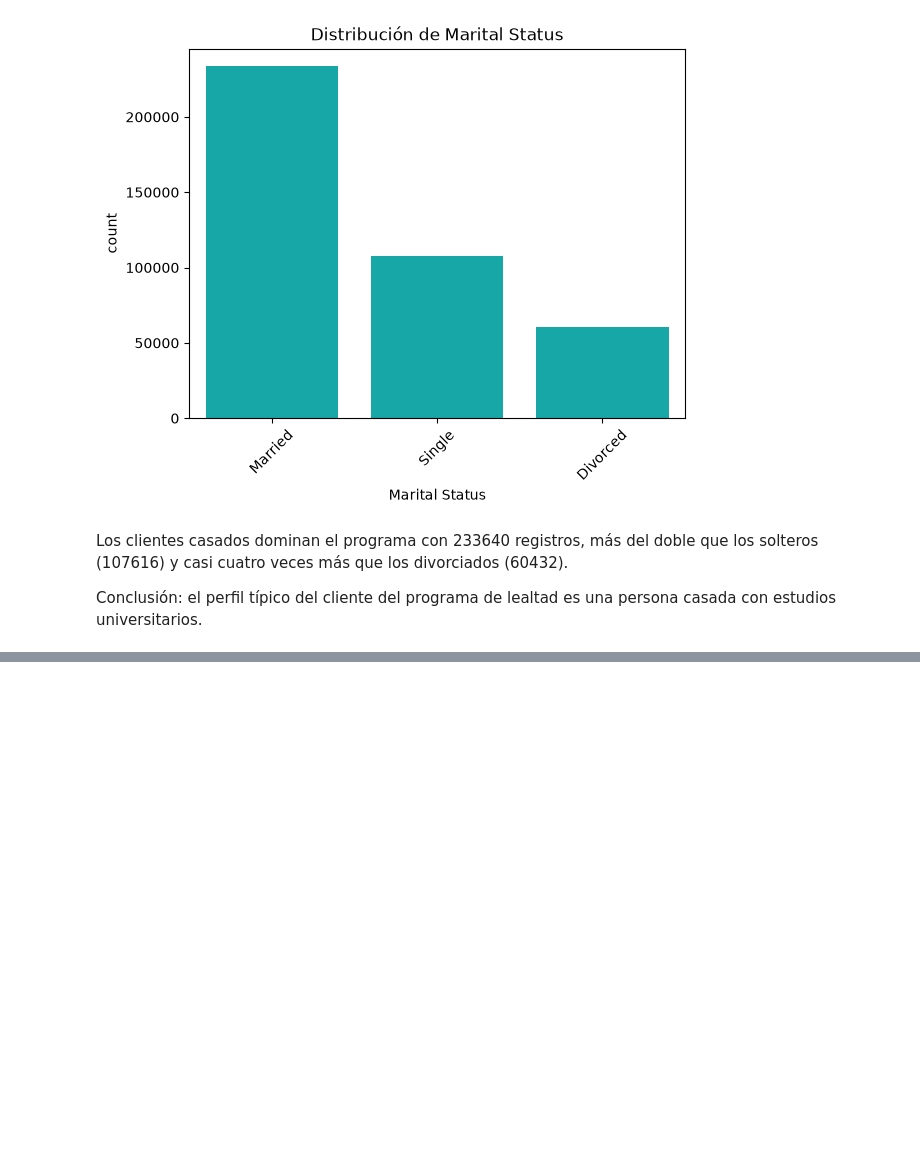
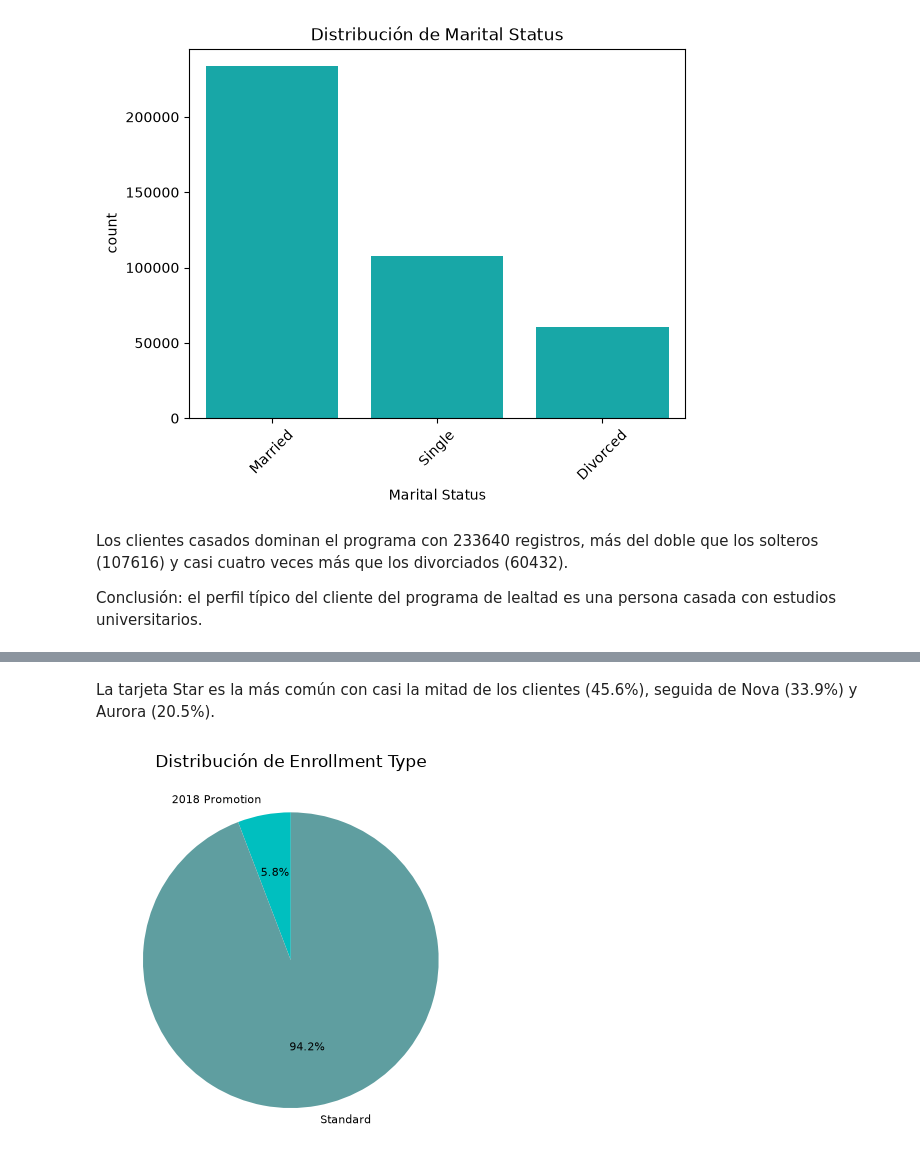
Before and after one commit to Adalab/bda-modulo-3-evaluacion-final-CristiSL, a Jupyter notebook: evaluacion-final.ipynb, the cells around one changed output, grey strips where cells are left out. Cells and saved outputs as stored; diff of their text form; code cells hidden in the pictures; blank space fills up the shorter version.

```diff
--- a/evaluacion-final.ipynb
+++ b/evaluacion-final.ipynb
@@ -485,0 +516,11 @@ Conclusión: el perfil típico del cliente del programa de lealtad es una person
+# %% [markdown]
+La tarjeta Star es la más común con casi la mitad de los clientes (45.6%), seguida de Nova (33.9%) y Aurora (20.5%).
+# %%
+df_enrollment = df_total.groupby("Enrollment Type")["Loyalty Number"].count().reset_index()
+
+colores = ["c", "cadetblue"]
+plt.pie("Loyalty Number", data=df_enrollment, labels="Enrollment Type", autopct="%1.1f%%", colors=colores, textprops={"fontsize":8}, startangle=90)
+plt.title("Distribución de Enrollment Type")
+plt.show()
+# %% [output]
+[figure, added]
```
Also changed, not shown: parts of 10 cells of this notebook.
